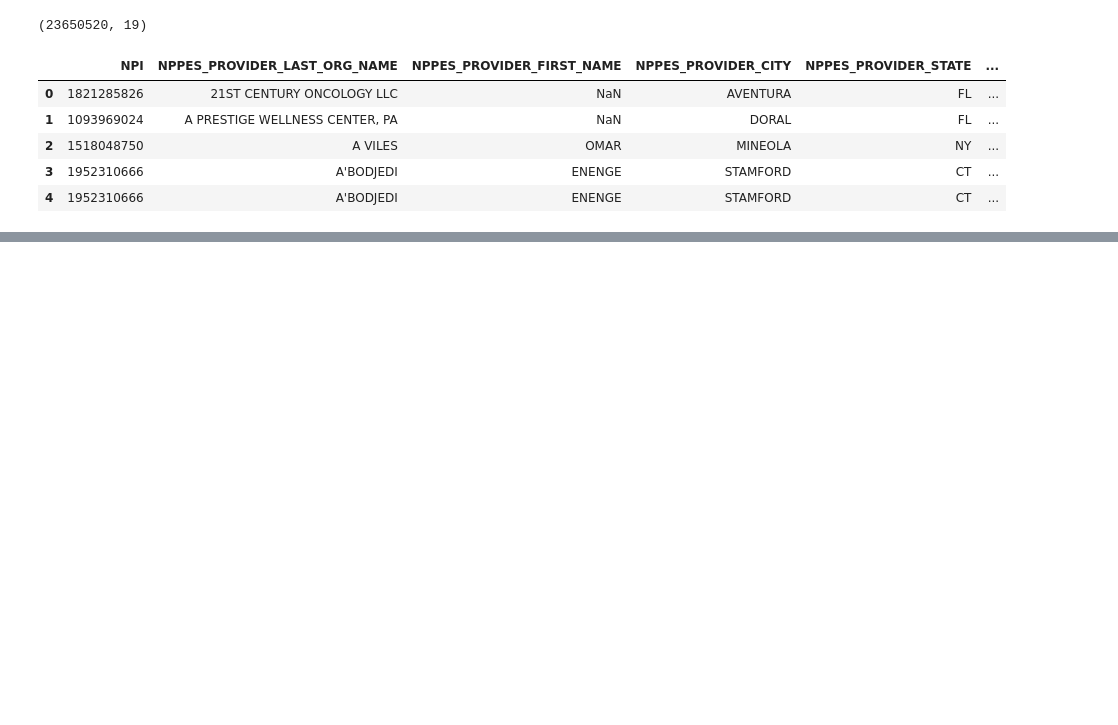
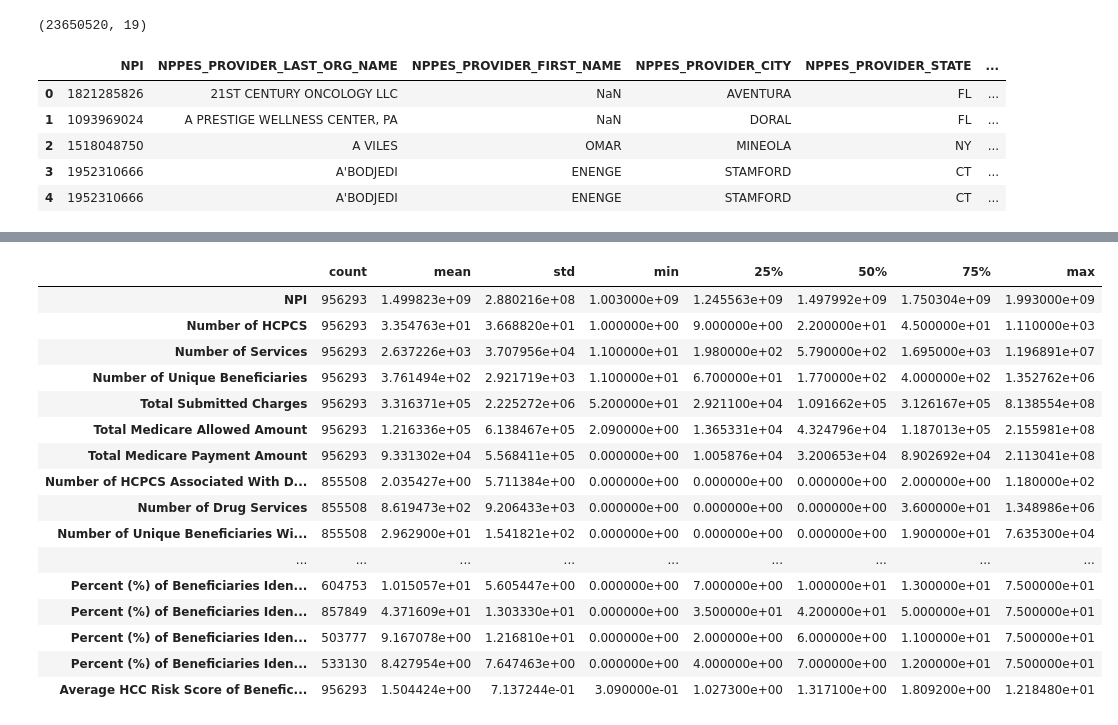
Before and after one commit to aurel1212/medicare-project, a Jupyter notebook: script/exp1.ipynb, the cells around one changed output, grey strips where cells are left out. Drawn from its saved outputs; the diff is of its cells as text; code cells hidden in the pictures; blank space fills up the shorter version.

Commit message:
more data psql imports

```diff
--- a/script/exp1.ipynb
+++ b/script/exp1.ipynb
@@ -91,0 +91,3 @@ NameError: name 'df' is not defined
+# %%
+pd_wb = pd.read_excel('../data/Medicare-Physician-and-Other-Supplier-NPI-Aggregate-CY2013.xlsx'
+                      , sheetname=2)
@@ -91,0 +124,20 @@ NameError: name 'df' is not defined
+# %%
+pd_wb.describe().T
+# %% [output]
+|  | count | mean | std | min | 25% | 50% | 75% | max |
+| NPI | 956293 | 1.499823e+09 | 2.880216e+08 | 1.003000e+09 | 1.245563e+09 | 1.497992e+09 | 1.750304e+09 | 1.993000e+09 |
+| Number of HCPCS | 956293 | 3.354763e+01 | 3.668820e+01 | 1.000000e+00 | 9.000000e+00 | 2.200000e+01 | 4.500000e+01 | 1.110000e+03 |
+| Number of Services | 956293 | 2.637226e+03 | 3.707956e+04 | 1.100000e+01 | 1.980000e+02 | 5.790000e+02 | 1.695000e+03 | 1.196891e+07 |
+| Number of Unique Beneficiaries | 956293 | 3.761494e+02 | 2.921719e+03 | 1.100000e+01 | 6.700000e+01 | 1.770000e+02 | 4.000000e+02 | 1.352762e+06 |
+| Total Submitted Charges | 956293 | 3.316371e+05 | 2.225272e+06 | 5.200000e+01 | 2.921100e+04 | 1.091662e+05 | 3.126167e+05 | 8.138554e+08 |
+| Total Medicare Allowed Amount | 956293 | 1.216336e+05 | 6.138467e+05 | 2.090000e+00 | 1.365331e+04 | 4.324796e+04 | 1.187013e+05 | 2.155981e+08 |
+| Total Medicare Payment Amount | 956293 | 9.331302e+04 | 5.568411e+05 | 0.000000e+00 | 1.005876e+04 | 3.200653e+04 | 8.902692e+04 | 2.113041e+08 |
+| Number of HCPCS Associated With D... | 855508 | 2.035427e+00 | 5.711384e+00 | 0.000000e+00 | 0.000000e+00 | 0.000000e+00 | 2.000000e+00 | 1.180000e+02 |
+| Number of Drug Services | 855508 | 8.619473e+02 | 9.206433e+03 | 0.000000e+00 | 0.000000e+00 | 0.000000e+00 | 3.600000e+01 | 1.348986e+06 |
+| Number of Unique Beneficiaries Wi... | 855508 | 2.962900e+01 | 1.541821e+02 | 0.000000e+00 | 0.000000e+00 | 0.000000e+00 | 1.900000e+01 | 7.635300e+04 |
+| ... | ... | ... | ... | ... | ... | ... | ... | ... |
+| Percent (%) of Beneficiaries Iden... | 604753 | 1.015057e+01 | 5.605447e+00 | 0.000000e+00 | 7.000000e+00 | 1.000000e+01 | 1.300000e+01 | 7.500000e+01 |
+| Percent (%) of Beneficiaries Iden... | 857849 | 4.371609e+01 | 1.303330e+01 | 0.000000e+00 | 3.500000e+01 | 4.200000e+01 | 5.000000e+01 | 7.500000e+01 |
+| Percent (%) of Beneficiaries Iden... | 503777 | 9.167078e+00 | 1.216810e+01 | 0.000000e+00 | 2.000000e+00 | 6.000000e+00 | 1.100000e+01 | 7.500000e+01 |
+| Percent (%) of Beneficiaries Iden... | 533130 | 8.427954e+00 | 7.647463e+00 | 0.000000e+00 | 4.000000e+00 | 7.000000e+00 | 1.200000e+01 | 7.500000e+01 |
+| Average HCC Risk Score of Benefic... | 956293 | 1.504424e+00 | 7.137244e-01 | 3.090000e-01 | 1.027300e+00 | 1.317100e+00 | 1.809200e+00 | 1.218480e+01 |
```
Also changed, not shown: parts of 7 cells of this notebook, 1 other file.
